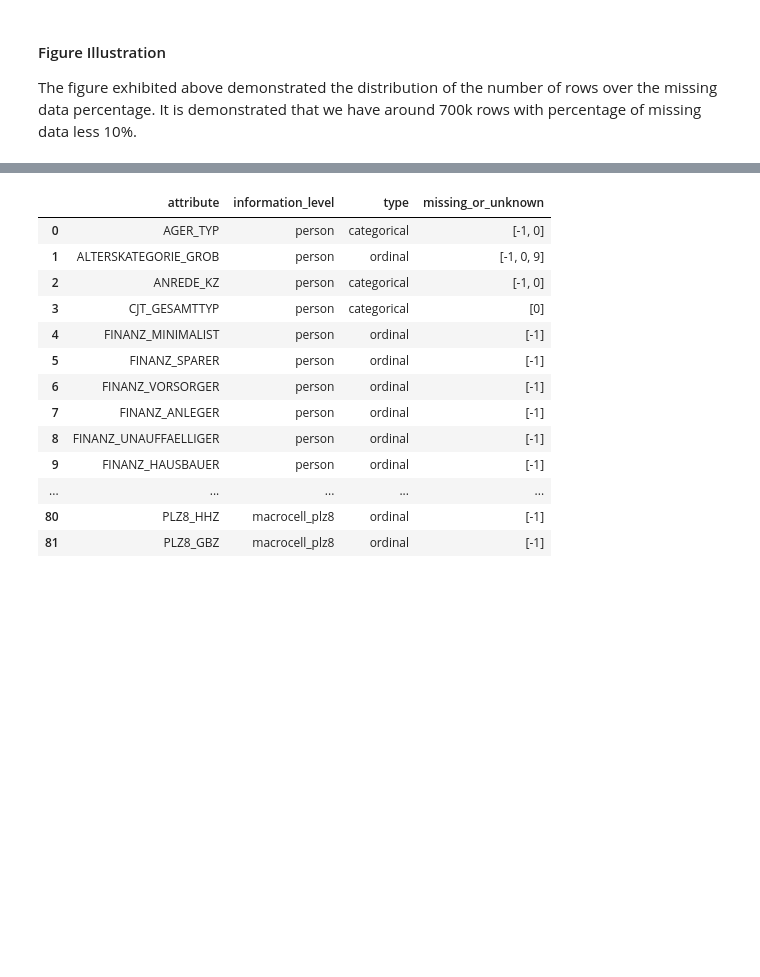
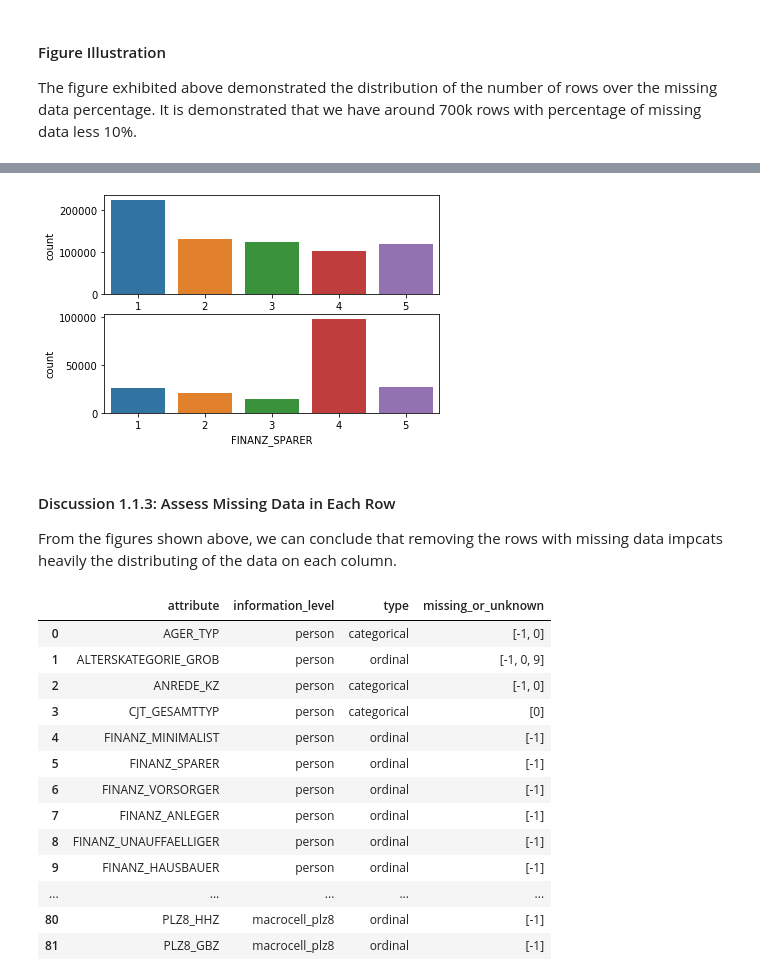
Before and after one commit to ahmedag91/Customer-Segmentation-Using-ML, a Jupyter notebook: Identify_Customer_Segments.ipynb, the cells around one changed output, grey strips where cells are left out. Drawn from its saved outputs; the diff is of its cells as text; code cells hidden in the pictures; blank space fills up the shorter version.

```diff
--- a/Identify_Customer_Segments.ipynb
+++ b/Identify_Customer_Segments.ipynb
@@ -322,3 +340,10 @@ From the figure shown above, the data now looks completely clean, i.e., it is qu
+# %%
+chart_plotting('FINANZ_SPARER', azdias_above_thresh, azdias_below_thresh)
+# %% [output]
+[figure, added]
+# %% [markdown]
+#### Discussion 1.1.3: Assess Missing Data in Each Row
+From the figures shown above, we can conclude that removing the rows with missing data impcats heavily the distributing of the data on each column.
 # %%
 display(feat_info)
 # %% [output]
```
Also changed, not shown: parts of 13 cells of this notebook.
